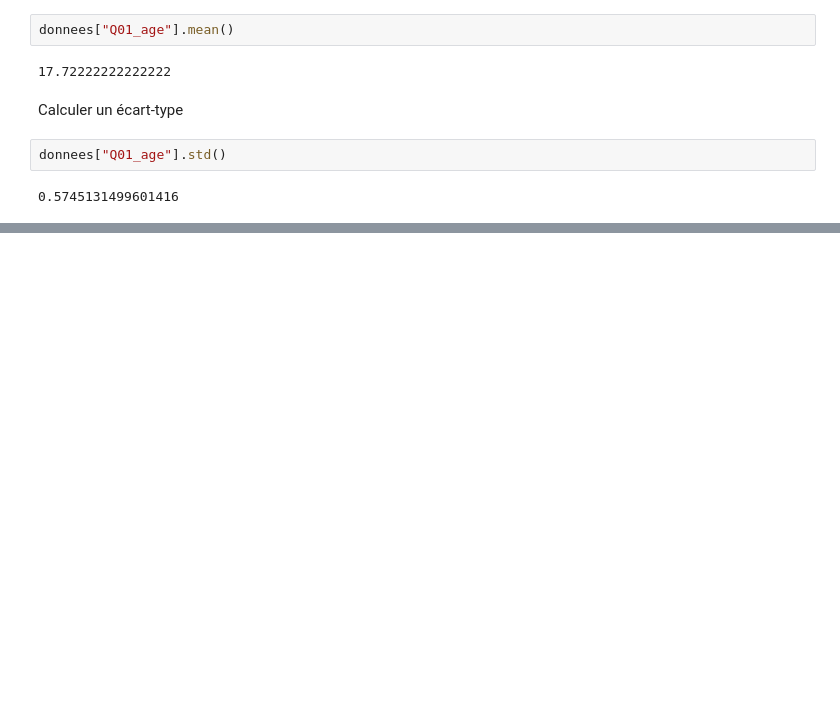
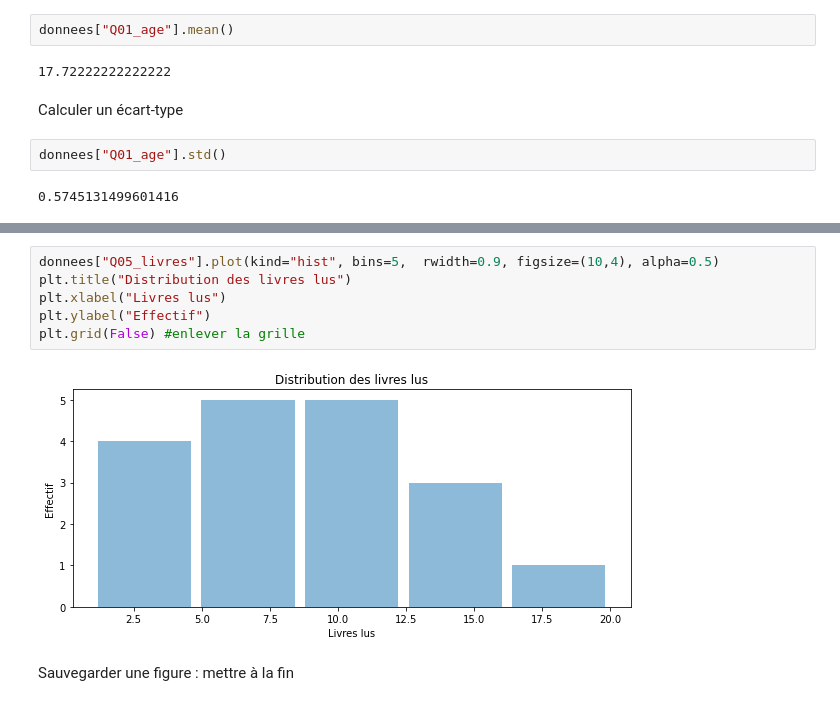
Before and after one commit to emilienschultz/mathSHS, a Jupyter notebook: Mémo des commandes Python.ipynb, the cells around one changed output, grey strips where cells are left out. Saved outputs shown, nothing was run; the diff lists cells and outputs as text; blank space fills up the shorter version.

```diff
--- a/Mémo des commandes Python.ipynb
+++ b/Mémo des commandes Python.ipynb
@@ -155,0 +266,10 @@ donnees["Q01_age"].std()
+# %%
+donnees["Q05_livres"].plot(kind="hist", bins=5,  rwidth=0.9, figsize=(10,4), alpha=0.5)
+plt.title("Distribution des livres lus")
+plt.xlabel("Livres lus")
+plt.ylabel("Effectif")
+plt.grid(False) #enlever la grille
+# %% [output]
+[figure, added]
+# %% [markdown]
+Sauvegarder une figure : mettre à la fin
```
Also changed, not shown: parts of 32 cells of this notebook, 2 other files.
